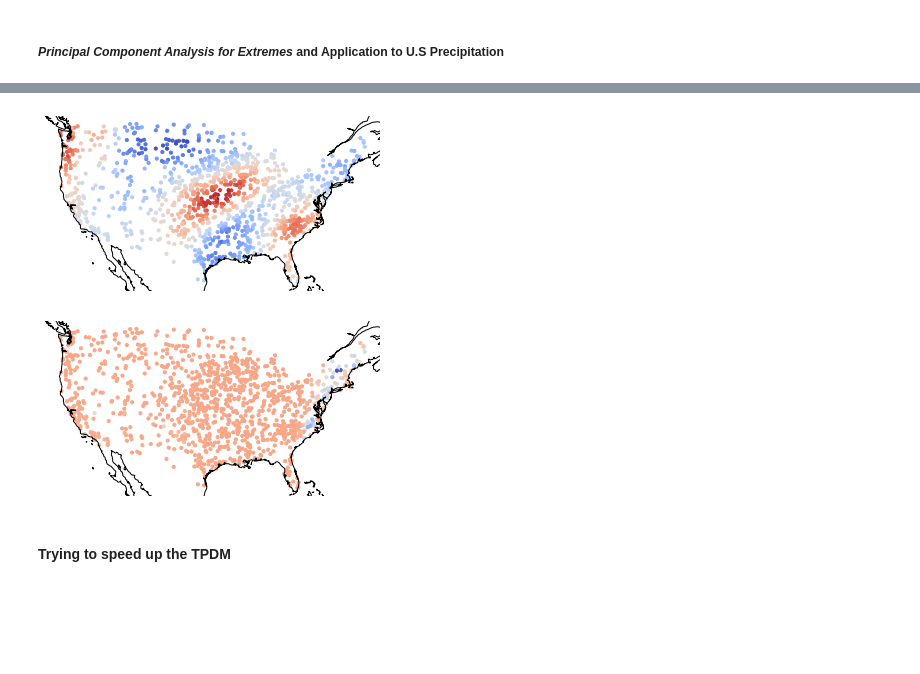
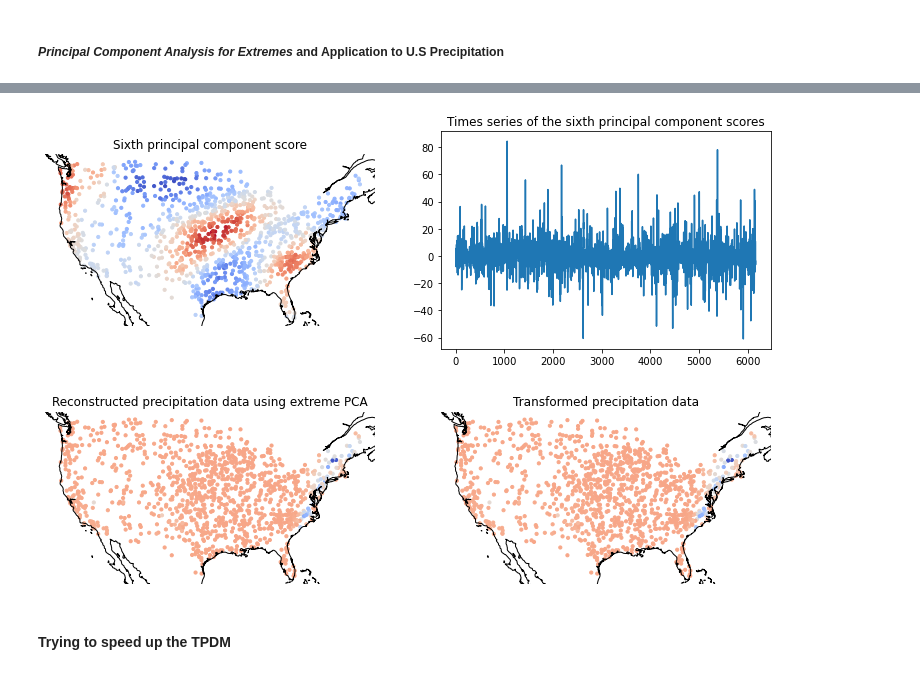
Before and after one commit to nicrie/PCA_extremes, a Jupyter notebook: code/PCA_extremes.ipynb, the cells around one changed output, grey strips where cells are left out. Saved outputs shown, nothing was run; the diff lists cells and outputs as text; code cells hidden in the pictures; blank space fills up the shorter version.

```diff
--- a/code/PCA_extremes.ipynb
+++ b/code/PCA_extremes.ipynb
@@ -499,23 +481,40 @@ pyreadr.write_rdata("/Users/miguel/desktop/fisica_mates/cinque/tfg-PCA_extremes/
 pyreadr.write_rdata("/Users/miguel/desktop/fisica_mates/cinque/tfg-PCA_extremes/Yujing_RCode/python-U_aso.RData", pd.DataFrame(U_aso), compress="gzip")
 pyreadr.write_rdata("/Users/miguel/desktop/fisica_mates/cinque/tfg-PCA_extremes/Yujing_RCode/python-V_aso.RData", pd.DataFrame(V_aso), compress="gzip")
 # %%
-ax = plt.axes(projection=crs.Mercator())
-plt.scatter(long_aso, lat_aso, c=U_aso[:, 6], s=10, transform=crs.PlateCarree(), cmap='coolwarm')
-ax.coastlines()
-ax.axis('off')
+fig = plt.figure(figsize=(13, 4))
+ax1 = fig.add_subplot(121, projection=crs.Mercator())
+ax2 = fig.add_subplot(122)
+
+mode = 6
+ax1.scatter(long.values, lat.values, c=U_aso[:, 6], s=10, transform=crs.PlateCarree(), cmap='coolwarm')
+ax1.coastlines()
+ax1.set_title('Sixth principal component score')
+ax1.axis('off')
+
+ax2.plot(np.arange(V_aso.shape[0]), V_aso[:, 6])
+ax2.set_title('Times series of the sixth principal component scores')
 plt.show()
 # %% [output]
-[figure, old version]
+[figure, new version]
 # %%
 rec = reconstruct(V_aso, U_aso, 1140, 4555)
 
-ax = plt.axes(projection=crs.Mercator())
-plt.scatter(long_aso, lat_aso, c=rec, s=10, transform=crs.PlateCarree(), vmin= -30, vmax=80, cmap='coolwarm_r')
-ax.coastlines()
-ax.axis('off')
+fig = plt.figure(figsize=(13, 4))
+ax1 = fig.add_subplot(121, projection=crs.Mercator())
+ax2 = fig.add_subplot(122, projection=crs.Mercator())
+
+ax1.scatter(long.values, lat.values, c=rec, s=10, transform=crs.PlateCarree(), vmin= -30, vmax=80, cmap='coolwarm_r')
+ax1.coastlines()
+ax1.axis('off')
+ax1.set_title('Reconstructed precipitation data using extreme PCA')
+
+ax2.scatter(long.values, lat.values, c=aso_tran[4555, :], s=10, transform=crs.PlateCarree(), vmin= -30, vmax=80, cmap='coolwarm_r')
+ax2.coastlines()
+ax2.set_title('Transformed precipitation data')
+ax2.axis('off')
 plt.show()
 # %% [output]
-[figure, old version]
+[figure, new version]
 # %% [markdown]
 #### Trying to speed up the TPDM
 # %%
```
Also changed, not shown: parts of 4 cells of this notebook.
